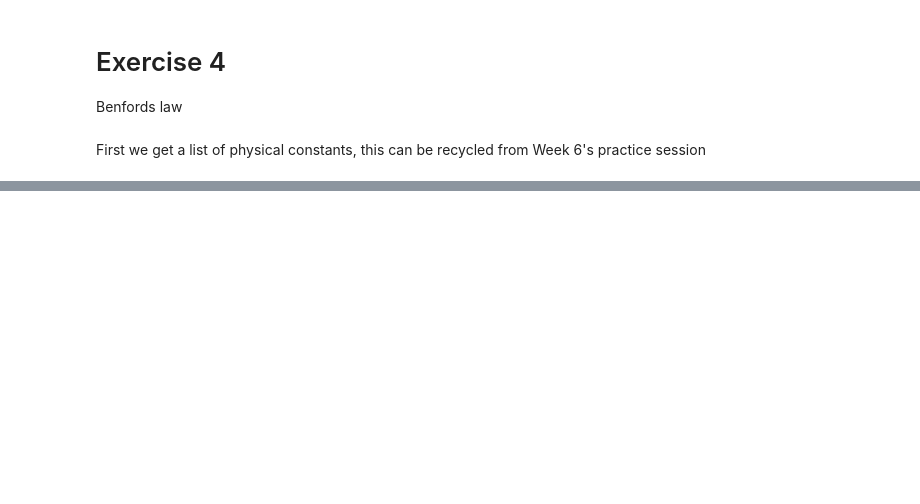
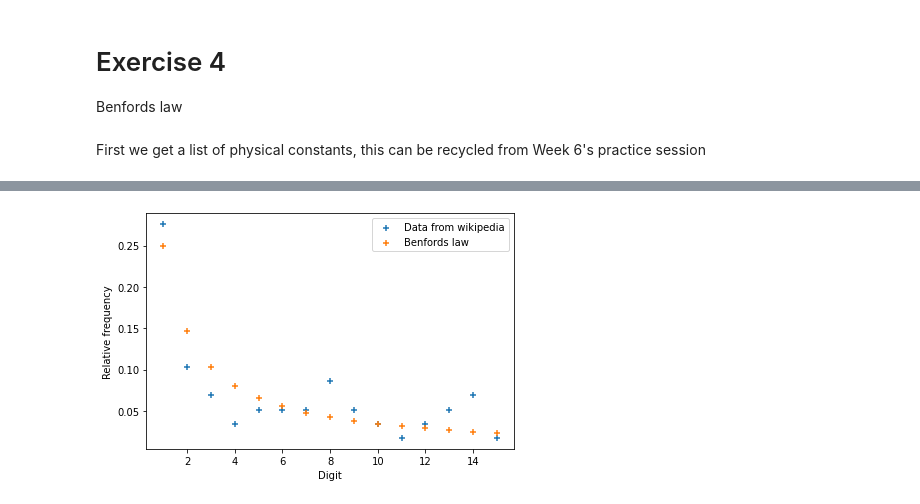
Before and after one commit to dormail/CP-2022, a Jupyter notebook: Homework 3/Exercise 4.ipynb, the cells around one changed output, grey strips where cells are left out. Saved outputs shown, nothing was run; the diff lists cells and outputs as text; code cells hidden in the pictures; blank space fills up the shorter version.

```diff
--- a/Homework 3/Exercise 4.ipynb
+++ b/Homework 3/Exercise 4.ipynb
@@ -72,0 +139,31 @@ array([20,  9,  6,  2,  6,  4,  2,  4,  5])
+# %%
+first_digits_int = first_digits(constants_hexadec, system='octal')
+
+first_digits_int = np.array(first_digits_int)
+values_str, counts = np.unique(first_digits_int, return_counts=True)
+values_str[9:] = ['10', '11', '12', '13', '14', '15']
+values_str = [int(res) for res in values_str]
+values_str[9:] = [10, 11, 12, 13, 14, 15]
+
+
+counts = counts / np.sum(counts)
+
+# plotting
+plt.clf()
+d = np.arange(1,16,1)
+plt.scatter(values_str, counts,
+            label='Data from wikipedia',
+           marker='+')
+plt.scatter(d, np.log2(1 + 1/d) * math.log(2,16),
+            label='Benfords law',
+           marker='+')
+
+plt.xlabel('Digit')
+plt.ylabel('Relative frequency')
+plt.legend()
+plt.tight_layout()
+
+plt.savefig('build/Ex4-hexadec.pdf')
+# we can look at the plot and can see that it kind of behaves like the law suggests
+# %% [output]
+[figure, added]
```
Also changed, not shown: parts of 7 cells of this notebook, 1 other file.
